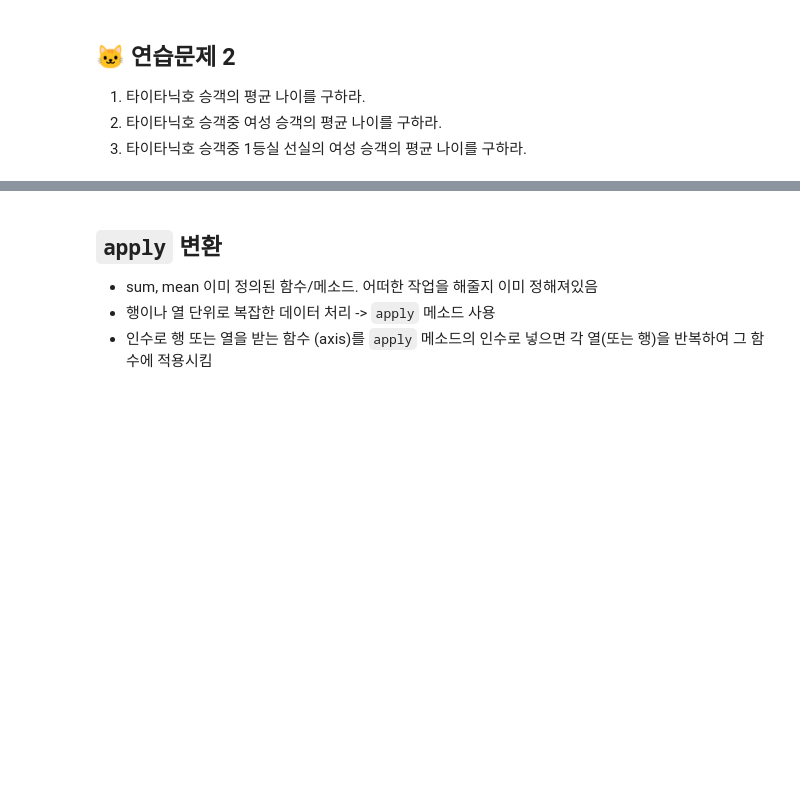
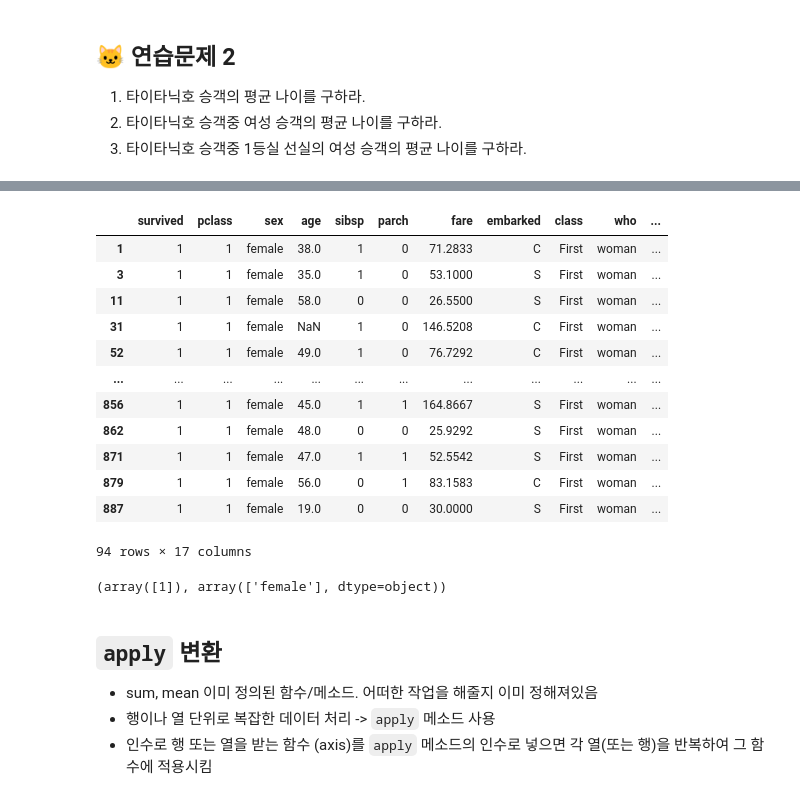
Before and after one commit to LEESUNG02/colab_note, a Jupyter notebook: 230621_데이터프레임_조작_ipynb의_사본.ipynb, the cells around one changed output, grey strips where cells are left out. Cells and saved outputs as stored; diff of their text form; code cells hidden in the pictures; blank space fills up the shorter version.

```diff
--- a/230621_데이터프레임_조작_ipynb의_사본.ipynb
+++ b/230621_데이터프레임_조작_ipynb의_사본.ipynb
@@ -949,3 +1039,24 @@ dtype: float64
+# %%
+df_filter = titanic[titanic.pclass.eq(1) & titanic.sex.eq('female')]
+df_filter
+# %% [output]
+|  | survived | pclass | sex | age | sibsp | parch | fare | embarked | class | who | ... |
+| 1 | 1 | 1 | female | 38.0 | 1 | 0 | 71.2833 | C | First | woman | ... |
+| 3 | 1 | 1 | female | 35.0 | 1 | 0 | 53.1000 | S | First | woman | ... |
+| 11 | 1 | 1 | female | 58.0 | 0 | 0 | 26.5500 | S | First | woman | ... |
+| 31 | 1 | 1 | female | NaN | 1 | 0 | 146.5208 | C | First | woman | ... |
+| 52 | 1 | 1 | female | 49.0 | 1 | 0 | 76.7292 | C | First | woman | ... |
+| ... | ... | ... | ... | ... | ... | ... | ... | ... | ... | ... | ... |
+| 856 | 1 | 1 | female | 45.0 | 1 | 1 | 164.8667 | S | First | woman | ... |
+| 862 | 1 | 1 | female | 48.0 | 0 | 0 | 25.9292 | S | First | woman | ... |
+| 871 | 1 | 1 | female | 47.0 | 1 | 1 | 52.5542 | S | First | woman | ... |
+| 879 | 1 | 1 | female | 56.0 | 0 | 1 | 83.1583 | C | First | woman | ... |
+| 887 | 1 | 1 | female | 19.0 | 0 | 0 | 30.0000 | S | First | woman | ... |
+94 rows × 17 columns
+# %%
+df_filter.pclass.unique(), df_filter.sex.unique()
+# %% [output]
+(array([1]), array(['female'], dtype=object))
 # %% [markdown]
 ## `apply` 변환
 
```
Also changed, not shown: parts of 8 cells of this notebook.
